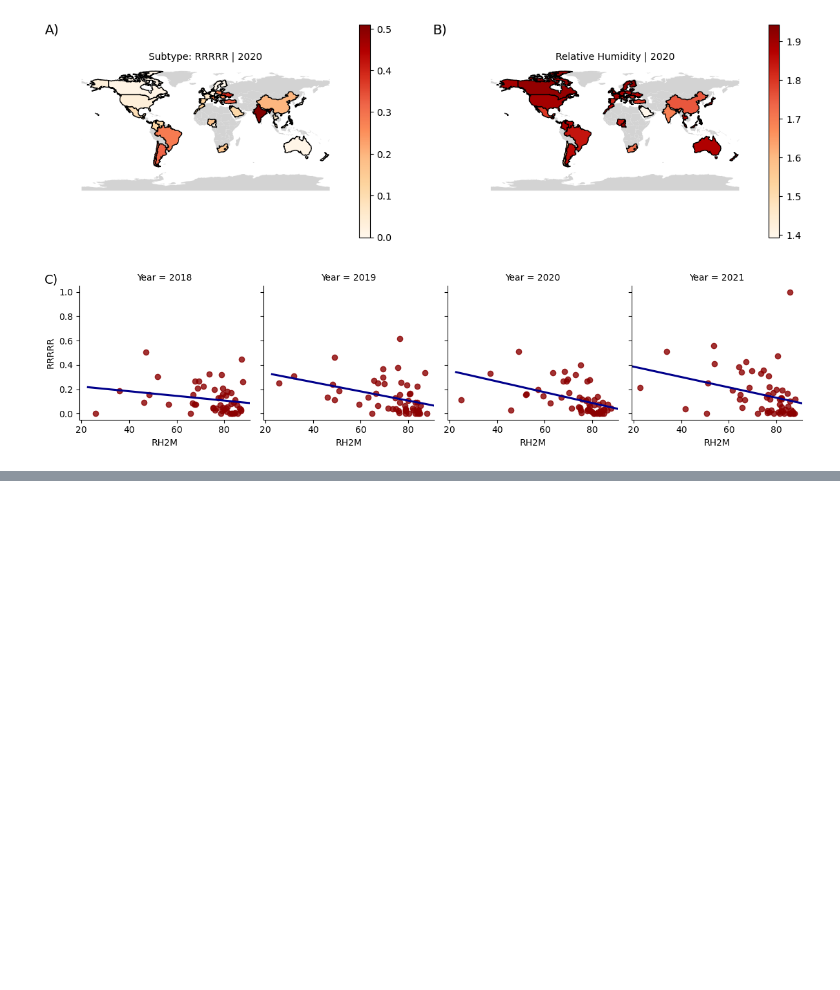
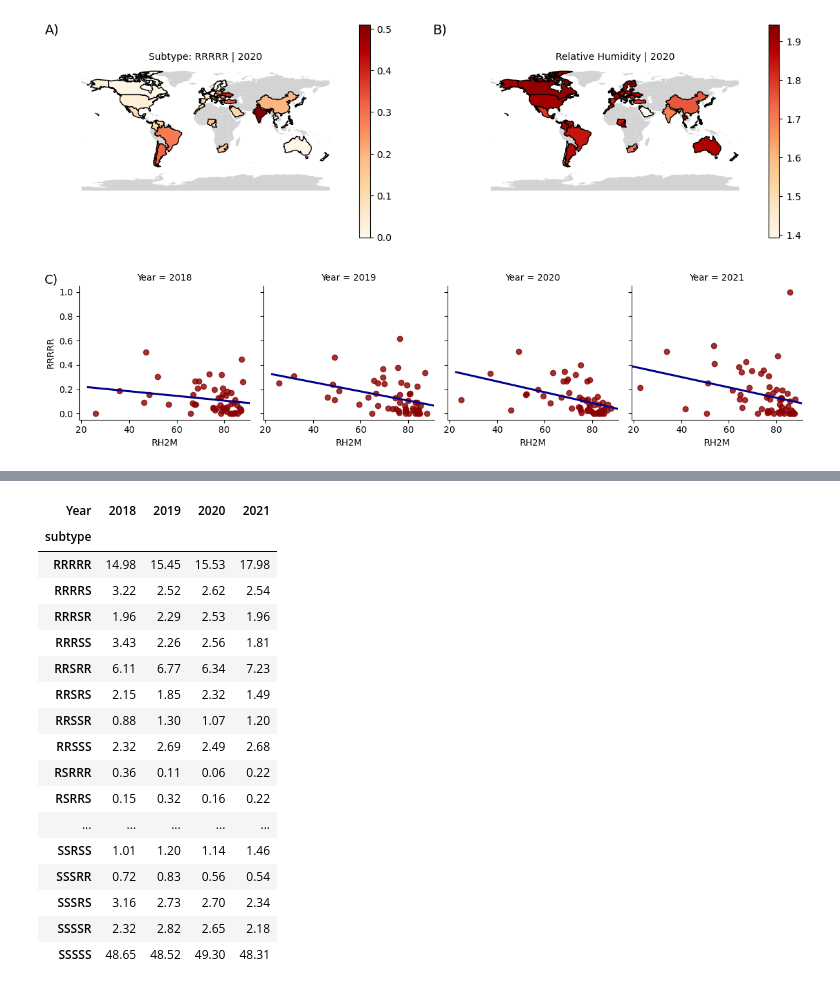
Before and after one commit to KutumLab/amr-vivli-ashoka-submission, a Jupyter notebook: data-analysis-atlas.ipynb, the cells around one changed output, grey strips where cells are left out. Drawn from its saved outputs; the diff is of its cells as text; code cells hidden in the pictures; blank space fills up the shorter version.

```diff
--- a/data-analysis-atlas.ipynb
+++ b/data-analysis-atlas.ipynb
@@ -318,0 +336,31 @@ plt.savefig("figures/supplementary-figure-4-c-ATS.png", dpi=300)
+# %%
+atlas= pd.read_csv("data/Subtype-data/ATS-subtype5-con-reg.csv")
+
+
+data= atlas.drop("Country", axis=1)
+
+data=data.groupby(["Year","subtype"]).agg("sum").reset_index()
+data=pd.pivot(data, columns="subtype", values="subtype.1",index=["Year"])
+#Normalizing data (# Subtype Samples / Total Samples (Country, Year))
+data=data.div(data.sum(axis=1), axis=0)
+
+(data.T.fillna(0)*100).round(2)
+# %% [output]
+| Year | 2018 | 2019 | 2020 | 2021 |
+| subtype |  |  |  |  |
+| RRRRR | 14.98 | 15.45 | 15.53 | 17.98 |
+| RRRRS | 3.22 | 2.52 | 2.62 | 2.54 |
+| RRRSR | 1.96 | 2.29 | 2.53 | 1.96 |
+| RRRSS | 3.43 | 2.26 | 2.56 | 1.81 |
+| RRSRR | 6.11 | 6.77 | 6.34 | 7.23 |
+| RRSRS | 2.15 | 1.85 | 2.32 | 1.49 |
+| RRSSR | 0.88 | 1.30 | 1.07 | 1.20 |
+| RRSSS | 2.32 | 2.69 | 2.49 | 2.68 |
+| RSRRR | 0.36 | 0.11 | 0.06 | 0.22 |
+| RSRRS | 0.15 | 0.32 | 0.16 | 0.22 |
+| ... | ... | ... | ... | ... |
+| SSRSS | 1.01 | 1.20 | 1.14 | 1.46 |
+| SSSRR | 0.72 | 0.83 | 0.56 | 0.54 |
+| SSSRS | 3.16 | 2.73 | 2.70 | 2.34 |
+| SSSSR | 2.32 | 2.82 | 2.65 | 2.18 |
+| SSSSS | 48.65 | 48.52 | 49.30 | 48.31 |
```
Also changed, not shown: parts of 2 cells of this notebook, 3 other files.
